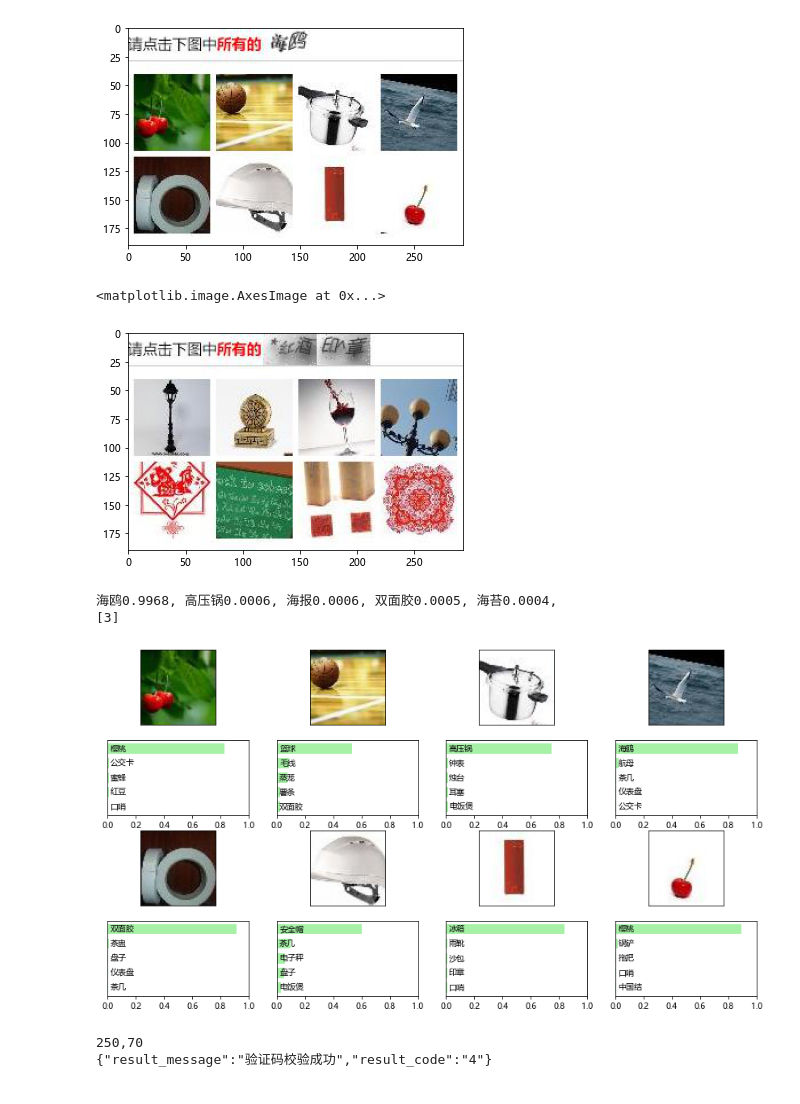
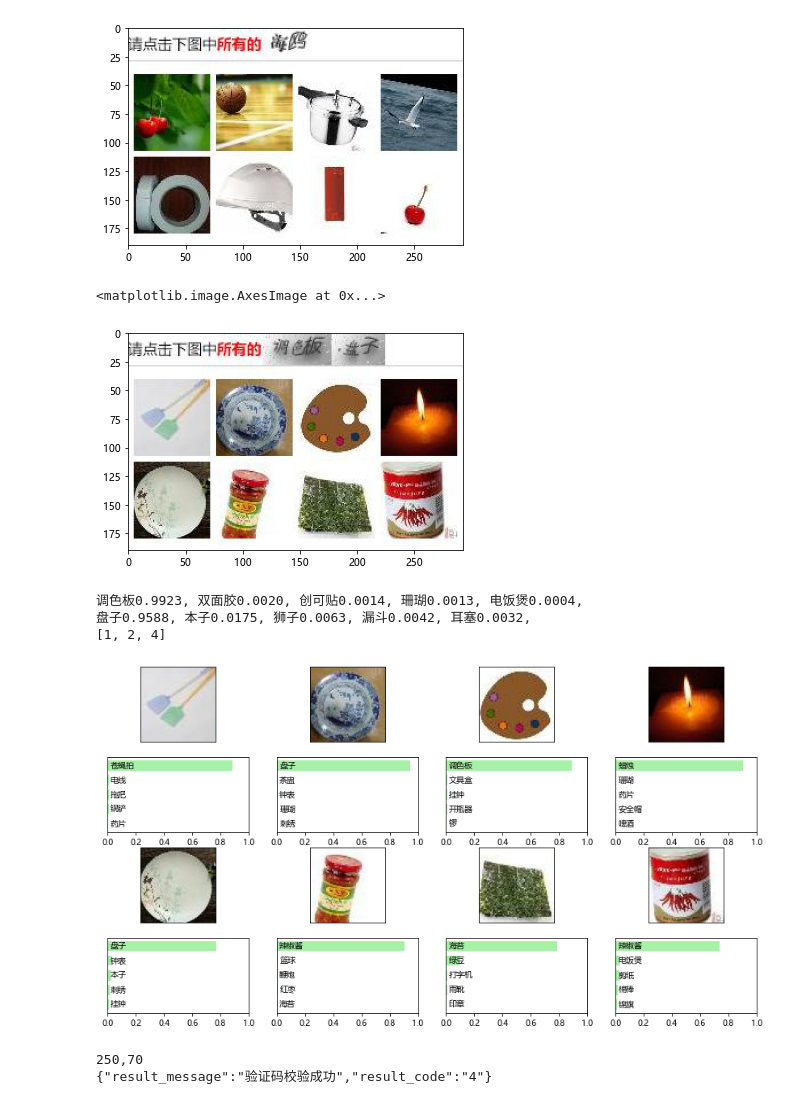
Before and after one commit to SpiritedAwayCN/Cracking-12306, a Jupyter notebook: Captcha-Interaction-Test.ipynb, the cells around one changed output. Cells and saved outputs as stored; diff of their text form; code cells hidden in the pictures.

```diff
--- a/Captcha-Interaction-Test.ipynb
+++ b/Captcha-Interaction-Test.ipynb
@@ -61,12 +61,12 @@ plt.imshow(img[:, :, ::-1])
 <matplotlib.image.AxesImage at 0x...>
 [figure]
 # %%
-img = cv2.imread('net/bootstrap_failed/1618224688-cdae8617c2898636689f91c212b71599.png')
+img = cv2.imread('captcha_imgs/double.jpg')
 
 plt.imshow(img[:, :, ::-1])
 # %% [output]
 <matplotlib.image.AxesImage at 0x...>
-[figure, old version]
+[figure, new version]
 # %%
 top_k = 5
 wanna_saved = None
@@ -111,9 +111,10 @@ for i, image in enumerate(gen_imgs(img)):
     plt.xlim(0,1)
 print(selected_index)
 # %% [output]
-海鸥0.9968, 高压锅0.0006, 海报0.0006, 双面胶0.0005, 海苔0.0004,
-[3]
+调色板0.9923, 双面胶0.0020, 创可贴0.0014, 珊瑚0.0013, 电饭煲0.0004,
+盘子0.9588, 本子0.0175, 狮子0.0063, 漏斗0.0042, 耳塞0.0032,
+[1, 2, 4]
-[figure, old version]
+[figure, new version]
 # %%
 indices = {0: "48,70",
            1: "100,70",
```
Also changed, not shown: 4 other files.
